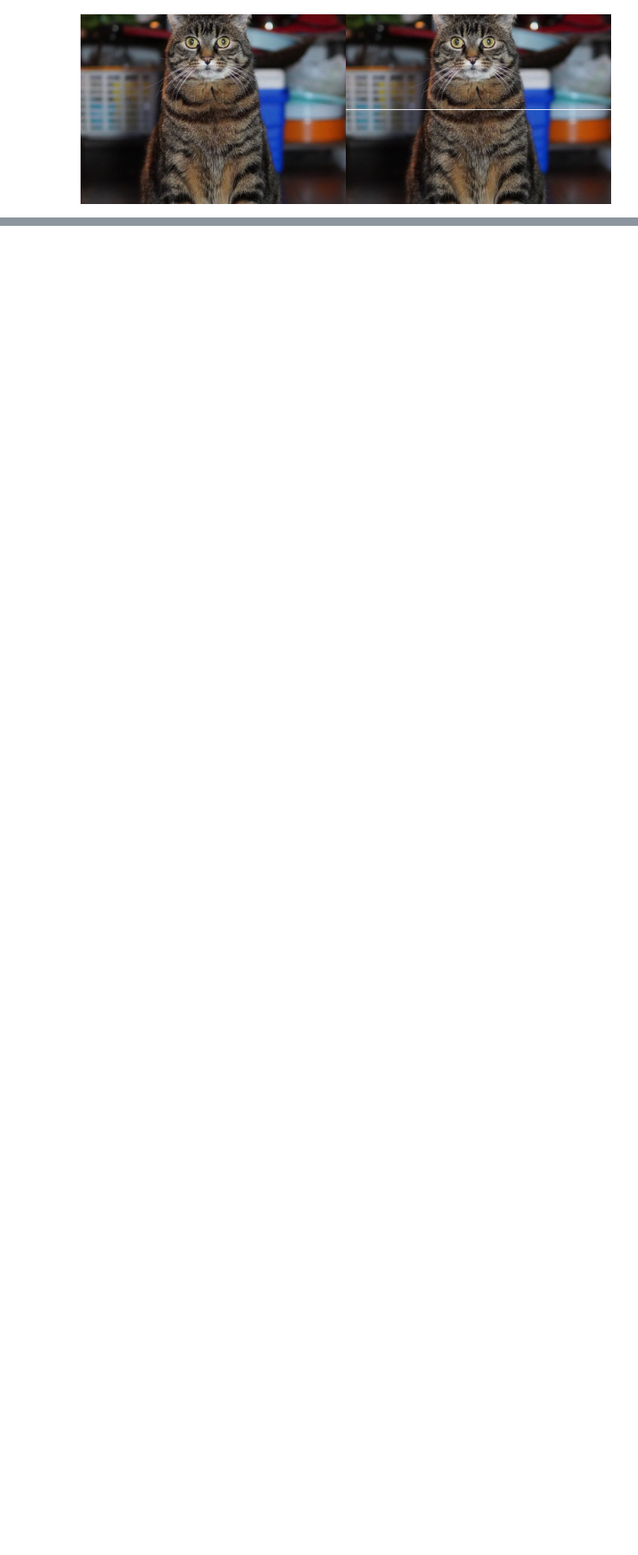
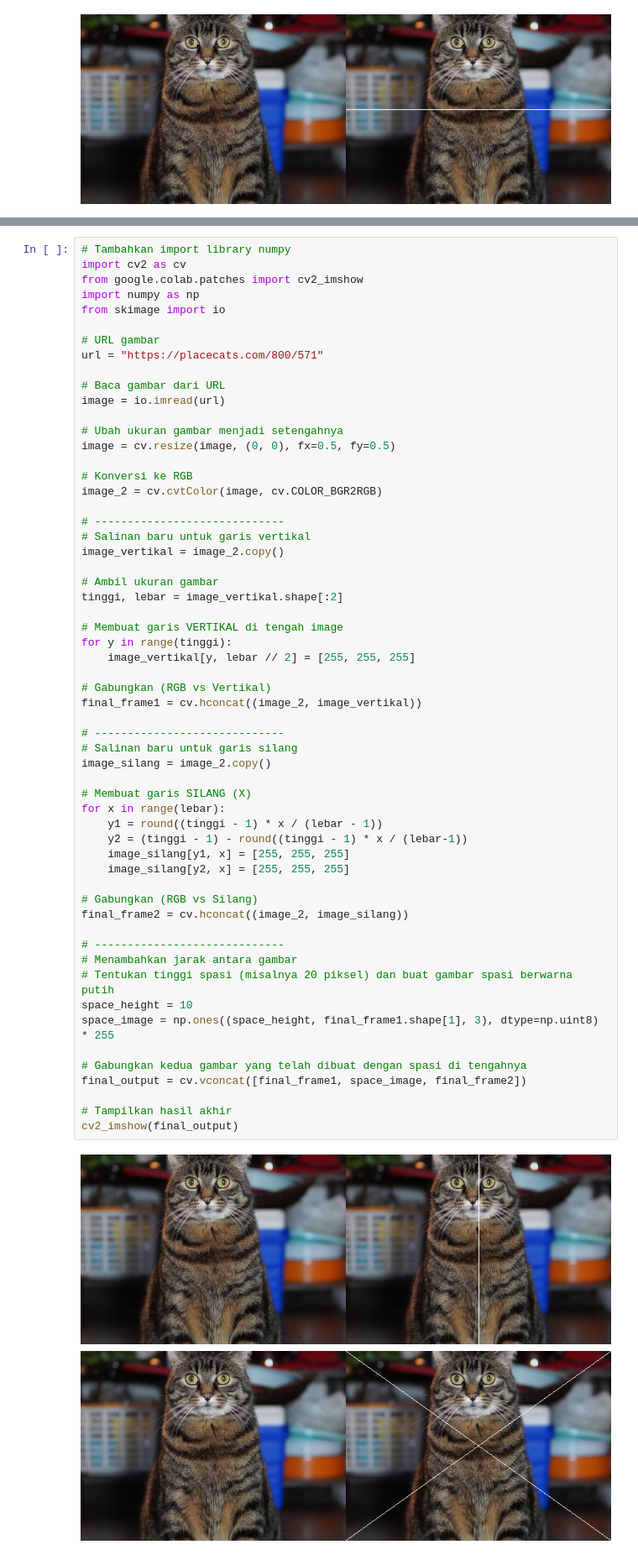
Before and after one commit to Lelytameyda29rpl/PCVK_Ganjil_2025, a Jupyter notebook: Week1.ipynb, the cells around one changed output, grey strips where cells are left out. Shown at 84% size. Saved outputs shown, nothing was run; the diff lists cells and outputs as text; blank space fills up the shorter version.

```diff
--- a/Week1.ipynb
+++ b/Week1.ipynb
@@ -138,0 +148,60 @@ Apakah semua library tersebut harus digunakan dalam praktikum sesi ini?
+# %%
+# Tambahkan import library numpy
+import cv2 as cv
+from google.colab.patches import cv2_imshow
+import numpy as np
+from skimage import io
+
+# URL gambar
+url = "https://placecats.com/800/571"
+
+# Baca gambar dari URL
+image = io.imread(url)
+
+# Ubah ukuran gambar menjadi setengahnya
+image = cv.resize(image, (0, 0), fx=0.5, fy=0.5)
+
+# Konversi ke RGB
+image_2 = cv.cvtColor(image, cv.COLOR_BGR2RGB)
+
+# -----------------------------
+# Salinan baru untuk garis vertikal
+image_vertikal = image_2.copy()
+
+# Ambil ukuran gambar
+tinggi, lebar = image_vertikal.shape[:2]
+
+# Membuat garis VERTIKAL di tengah image
+for y in range(tinggi):
+    image_vertikal[y, lebar // 2] = [255, 255, 255]
+
+# Gabungkan (RGB vs Vertikal)
+final_frame1 = cv.hconcat((image_2, image_vertikal))
+
+# -----------------------------
+# Salinan baru untuk garis silang
+image_silang = image_2.copy()
+
+# Membuat garis SILANG (X)
+for x in range(lebar):
+    y1 = round((tinggi - 1) * x / (lebar - 1))
+    y2 = (tinggi - 1) - round((tinggi - 1) * x / (lebar-1))
+    image_silang[y1, x] = [255, 255, 255]
+    image_silang[y2, x] = [255, 255, 255]
+
+# Gabungkan (RGB vs Silang)
+final_frame2 = cv.hconcat((image_2, image_silang))
+
+# -----------------------------
+# Menambahkan jarak antara gambar
+# Tentukan tinggi spasi (misalnya 20 piksel) dan buat gambar spasi berwarna putih
+space_height = 10
+space_image = np.ones((space_height, final_frame1.shape[1], 3), dtype=np.uint8) * 255
+
+# Gabungkan kedua gambar yang telah dibuat dengan spasi di tengahnya
+final_output = cv.vconcat([final_frame1, space_image, final_frame2])
+
+# Tampilkan hasil akhir
+cv2_imshow(final_output)
+# %% [output]
+[figure, added]
```
Also changed, not shown: parts of 9 cells of this notebook.
